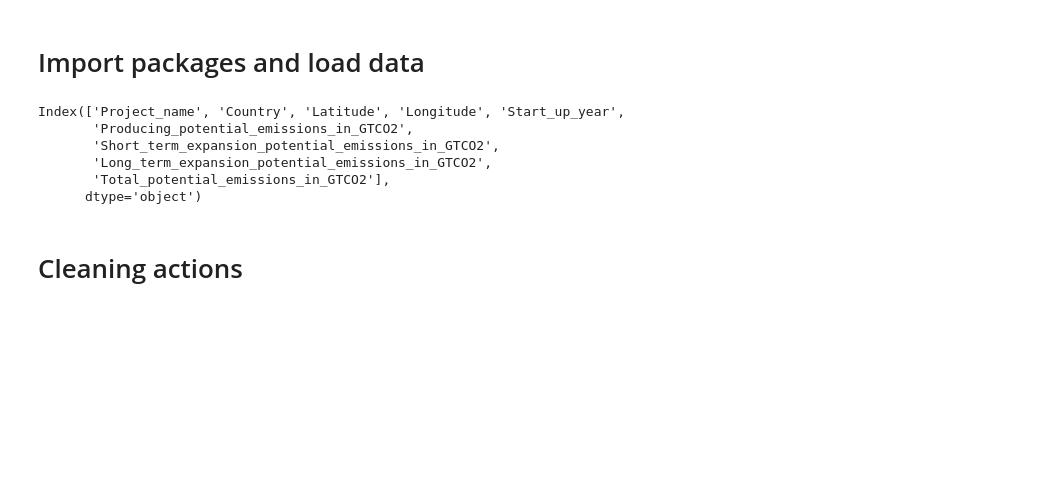
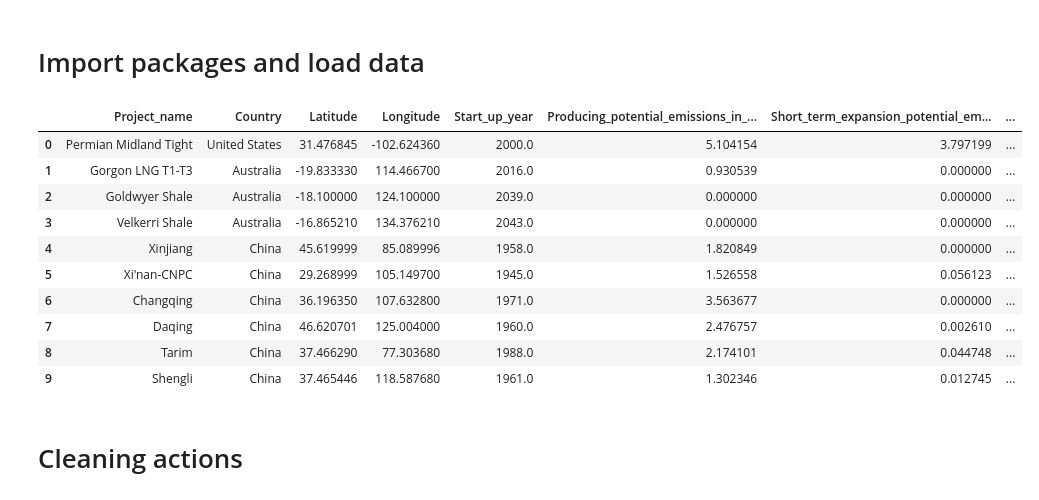
Before and after one commit to dataforgoodfr/CarbonBombs, a Jupyter notebook: nb/compare_carbon_bombs_version.ipynb, the cells around one changed output. Drawn from its saved outputs; the diff is of its cells as text; code cells hidden in the pictures; blank space fills up the shorter version.

```diff
--- a/nb/compare_carbon_bombs_version.ipynb
+++ b/nb/compare_carbon_bombs_version.ipynb
@@ -3,36 +3,41 @@
 # %%
 # Import packages and load data
 import pandas as pd
 import numpy as np
 from carbon_bombs.io.rystad import load_rystad_emission_database
 from carbon_bombs.io.khune_paper import load_carbon_bomb_gasoil_database
 from carbon_bombs.conf import FPATH_OUT_CB
 from carbon_bombs.conf import SHEETNAME_RYSTAD_CB_EMISSION
 from carbon_bombs.conf import SHEETNAME_RYSTAD_GASOIL_EMISSION
 from carbon_bombs.conf import SHEETNAME_RYSTAD_CB_EMISSION_INFERIOR_1GT
 
 # Carbon Bombs v1
 cb_v1 = load_carbon_bomb_gasoil_database()
 
 # Carbon Bombs v2 is load in 2 steps where we concat data from CB_EMISSION >= 1GT and CB_EMISSION < 1GT
 cb_emission_superior_1gt = load_rystad_emission_database(SHEETNAME_RYSTAD_CB_EMISSION)
 cb_emission_inferior_1gt = load_rystad_emission_database(SHEETNAME_RYSTAD_CB_EMISSION_INFERIOR_1GT)
 
 # Remove project with column Total_potential_emissions_in_GTCO2 > 1GT in cb_emission_inferior_1gt
 cb_emission_inferior_1gt = cb_emission_inferior_1gt[cb_emission_inferior_1gt["Total_potential_emissions_in_GTCO2"] <= 1]
 cb_v2 = pd.concat([cb_emission_superior_1gt,cb_emission_inferior_1gt])
 
 # Gasoil Project > 5 MTCO2 v2
 gasoil_v2 = load_rystad_emission_database(SHEETNAME_RYSTAD_GASOIL_EMISSION)
 
-cb_v2.columns
+cb_v2.head(10)
 # %% [output]
-Index(['Project_name', 'Country', 'Latitude', 'Longitude', 'Start_up_year',
-       'Producing_potential_emissions_in_GTCO2',
-       'Short_term_expansion_potential_emissions_in_GTCO2',
-       'Long_term_expansion_potential_emissions_in_GTCO2',
-       'Total_potential_emissions_in_GTCO2'],
-      dtype='object')
+|  | Project_name | Country | Latitude | Longitude | Start_up_year | Producing_potential_emissions_in_... | Short_term_expansion_potential_em... | ... |
+| 0 | Permian Midland Tight | United States | 31.476845 | -102.624360 | 2000.0 | 5.104154 | 3.797199 | ... |
+| 1 | Gorgon LNG T1-T3 | Australia | -19.833330 | 114.466700 | 2016.0 | 0.930539 | 0.000000 | ... |
+| 2 | Goldwyer Shale | Australia | -18.100000 | 124.100000 | 2039.0 | 0.000000 | 0.000000 | ... |
+| 3 | Velkerri Shale | Australia | -16.865210 | 134.376210 | 2043.0 | 0.000000 | 0.000000 | ... |
+| 4 | Xinjiang | China | 45.619999 | 85.089996 | 1958.0 | 1.820849 | 0.000000 | ... |
+| 5 | Xi'nan-CNPC | China | 29.268999 | 105.149700 | 1945.0 | 1.526558 | 0.056123 | ... |
+| 6 | Changqing | China | 36.196350 | 107.632800 | 1971.0 | 3.563677 | 0.000000 | ... |
+| 7 | Daqing | China | 46.620701 | 125.004000 | 1960.0 | 2.476757 | 0.002610 | ... |
+| 8 | Tarim | China | 37.466290 | 77.303680 | 1988.0 | 2.174101 | 0.044748 | ... |
+| 9 | Shengli | China | 37.465446 | 118.587680 | 1961.0 | 1.302346 | 0.012745 | ... |
 # %% [markdown]
 # Cleaning actions
 # %%
```
Also changed, not shown: parts of 7 cells of this notebook, 3 other files.
